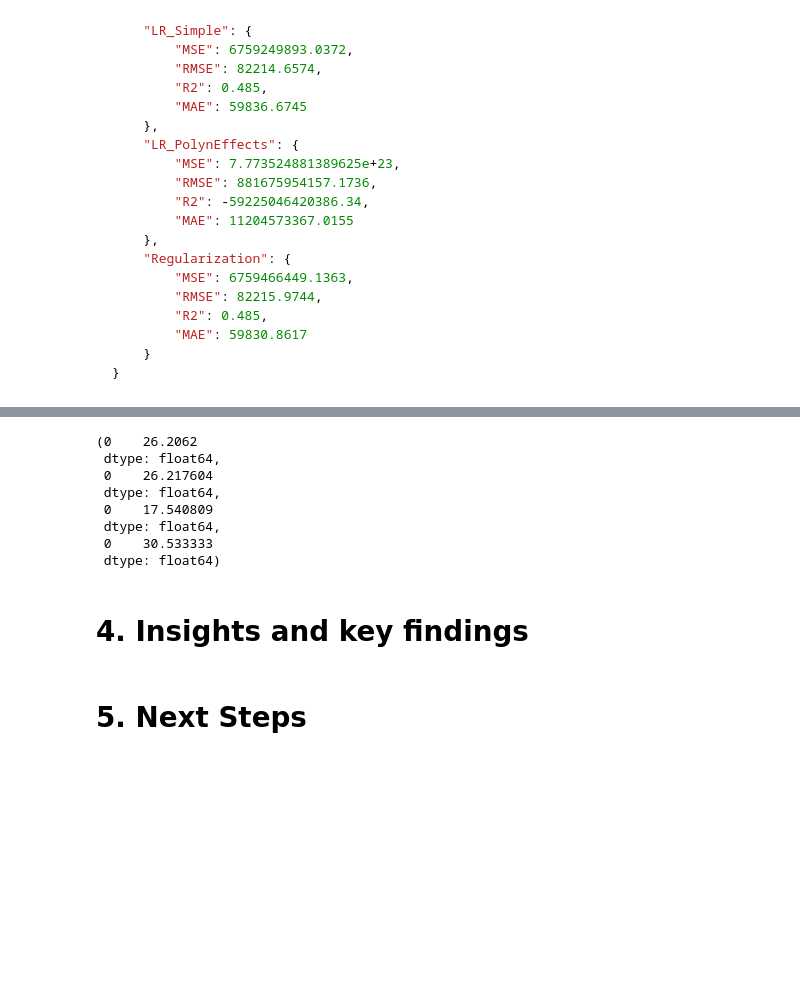
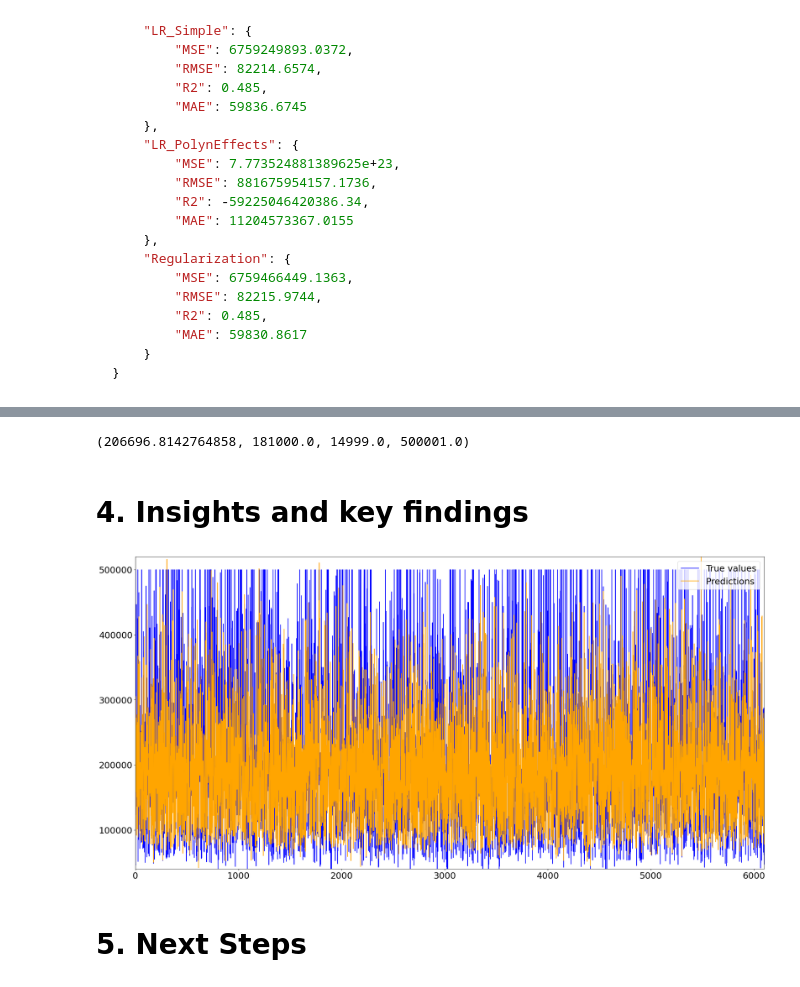
Before and after one commit to JoseJuan98/ml-regression-project-california-housing, a Jupyter notebook: notebooks/RegressionAnalysis.ipynb, the cells around one changed output, grey strips where cells are left out. Drawn from its saved outputs; the diff is of its cells as text; code cells hidden in the pictures; blank space fills up the shorter version.

```diff
--- a/notebooks/RegressionAnalysis.ipynb
+++ b/notebooks/RegressionAnalysis.ipynb
@@ -311,4 +316,4 @@ vars_with_outliers = ["median_income", "total_bedrooms",
 
 x_train, y_train, preprocessor, lmbda = preprocess_data(X=x_train, y=y_train, variables_with_outliers=vars_with_outliers, normalize_target=True)
 x_test, y_test, _, _ = preprocess_data(X=x_test, y=y_test, preprocessor=preprocessor, variables_with_outliers=vars_with_outliers,
-                                       normalize_target=True, normalization_lmbda=lmbda)
+                                       )#normalize_target=True, normalization_lmbda=lmbda)
@@ -417,7 +420,7 @@ lr_regularization = ElasticNetCV(
     alphas=alphas,
     l1_ratio=l1_ratios,
     n_jobs=-1,
-    max_iter=int(1e4),
+    max_iter=int(1e5),
     cv=5
 )
 # %%
@@ -510,13 +508,6 @@ print(json.dumps(metrics, indent=4))
 # %%
 y_test.mean(), y_test.median(), y_test.min(), y_test.max()
 # %% [output]
-(0    26.2062
- dtype: float64,
- 0    26.217604
- dtype: float64,
- 0    17.540809
- dtype: float64,
- 0    30.533333
- dtype: float64)
+(206696.8142764858, 181000.0, 14999.0, 500001.0)
 # %% [markdown]
 # 4. Insights and key findings
@@ -523,3 +516,18 @@ y_test.mean(), y_test.median(), y_test.min(), y_test.max()
+# %%
+# Inverse the normalization to get easier interpretations of the results
+y_pred = inv_boxcox(lr_regularization.predict(x_test), lmbda)
+# %%
+pyplot.figure(figsize=(28,14))
+pyplot.plot(range(len(y_test)), y_test, color='blue', label='True values')
+pyplot.plot(range(len(y_pred)), y_pred, color='orange', label='Predictions')
+pyplot.xticks(fontsize=22)
+pyplot.yticks(fontsize=22)
+pyplot.legend(fontsize=22)
+pyplot.ylim(40000, 520000)
+pyplot.xlim(0, 6100)
+pyplot.show();
+# %% [output]
+[figure, added]
 # %% [markdown]
 # 5. Next Steps
 # %% [markdown]
```
Also changed, not shown: parts of 14 cells of this notebook, 1 other file.
